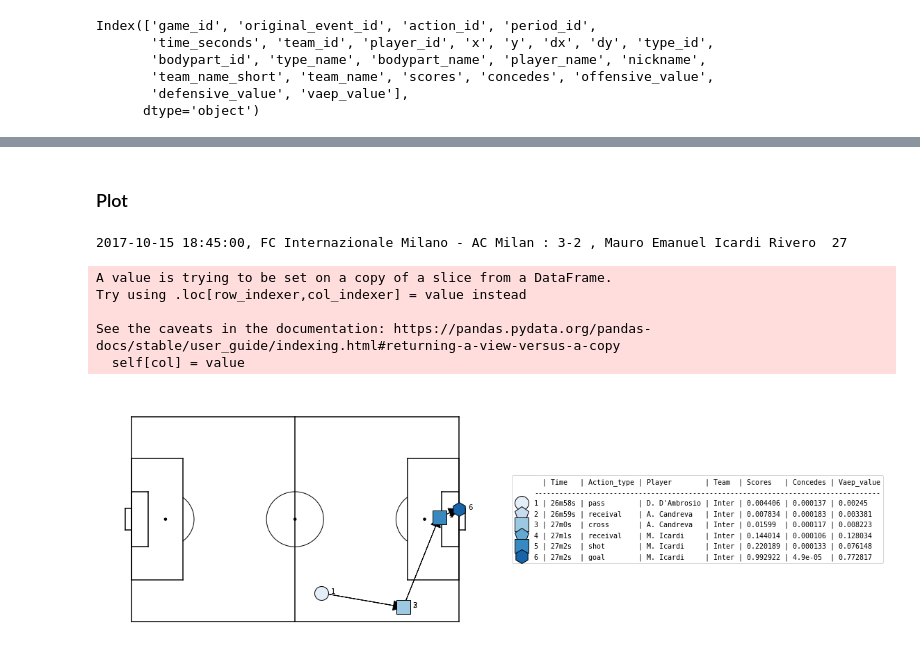
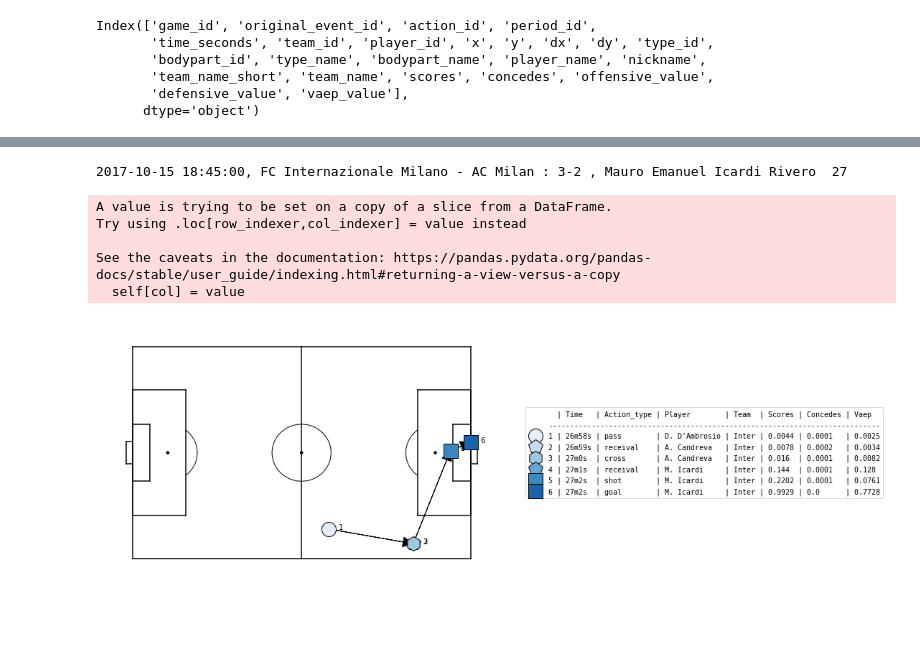
Before and after one commit to leonardoy99/Thesis_Moneyball, a Jupyter notebook: Code/Atomic_SPADL_ITA.ipynb, the cells around one changed output, grey strips where cells are left out. Saved outputs shown, nothing was run; the diff lists cells and outputs as text; code cells hidden in the pictures; blank space fills up the shorter version.

```diff
--- a/Code/Atomic_SPADL_ITA.ipynb
+++ b/Code/Atomic_SPADL_ITA.ipynb
@@ -73,6 +43,7 @@ Data columns (total 6 columns):
 dtypes: int64(2), object(4)
 memory usage: 464.0+ bytes
 # %%
+comp = ['Italy']
 selected_competitions = competitions[(competitions['country_name'] =='Italy')]
 selected_competitions
 # %% [output]
@@ -119,6 +97,9 @@ df_matches.head()
 # %%
-# Get games from all selected competitions
-games = pd.concat([
-    wyscout.games(row.competition_id, row.season_id)
-    for row in selected_competitions.itertuples()
-])
+# Get games  with goals from all selected competitions
+games = pd.concat([wyscout.games(row.competition_id, row.season_id) for row in selected_competitions.itertuples()])
+
+match_goals = pd.merge(games, df_matches, on =['game_id','competition_id','season_id'])
+match_goals.drop(['label'],axis = 1, inplace = True)
+games = match_goals
+
+games.head()
@@ -306,13 +264,3 @@ for shot in list(atomic_actions[(atomic_actions.type_name == "goal")][2:3].index
-# %%
-df_players = pd.read_json('/Users/leonardoyang/Desktop/Tesi/Wyscout/raw/players.json')
-df_players = df_players[['wyId','shortName','role']]
-
-Role = []
-for i in range(len(df_players)):
-    Role.append(df_players['role'][i]['name'])
-
-df_players['Role'] = Role
-df_players.drop('role', axis = 1,inplace = True)
 # %% [markdown]
 ## Compute features and labels
 # %%
@@ -742,7 +630,0 @@ df[df['Role']=='Forward'].sort_values('vaep_rating',ascending = False)[:5]
-# %%
-all_games = pd.DataFrame()
-for game in tqdm.tqdm(games.game_id, desc="Loading actions"):
-    actions = atomicspadl.add_names(pd.HDFStore(spadl_h5) [f"actions/game_{game}"])[['type_name','bodypart_name']]
-    all_games = all_games.append(actions)
-
-all_games = all_games.groupby('type_name').count().rename(columns = {'bodypart_name':'Count'}).sort_values('Count', ascending = False)
@@ -770,5 +631,3 @@ all_games
-# %% [markdown]
-### Plot
 # %%
 #For each game in the test set, append the predictions and compute vaep
 B = []
@@ -785,9 +644,9 @@ values = vaepformula.value(actions, preds.scores, preds.concedes)
 B.append(pd.concat([actions, preds, values], axis=1))
 
 B = pd.concat(B).sort_values(["game_id", "period_id", "time_seconds"]).reset_index(drop=True)
-B['scores'] = B['scores'].round(decimals = 6)
-B['concedes'] = B['concedes'].round(decimals = 6)
-B['vaep_value'] = B['vaep_value'].round(decimals = 6)
+B['scores'] = B['scores'].round(decimals = 4)
+B['concedes'] = B['concedes'].round(decimals = 4)
+B['vaep_value'] = B['vaep_value'].round(decimals = 4)
 
 #Plot
 a = B.copy()
@@ -799,32 +658,32 @@ a["start_x"] = a.x
 a["start_y"] = a.y
 a["end_x"] = a.x + a.dx
 a["end_y"] = a.y + a.dy
 
 game = games[(games.country_name == "Italy") & (games.home_team_name_short == "Internazionale") & (games.away_team_name_short== "Milan")]
 g = game.iloc[0]
 minute = int((a.period_id.values[0] - 1) * 45 + a.time_seconds.values[0] // 60)
 game_info = f"{g.game_date}, {g.home_team_name} - {g.away_team_name} : {g.home_score}-{g.away_score} , {a[-1:].player_name.values[0]} {minute + 1}"
 print(game_info)
 
 
 a["nice_time"] = a.apply(nice_time,axis=1)
 labels = a[["nice_time", "type_name", "nickname", "team_name_short",'scores','concedes','vaep_value']]
 labels[['team_name_short']] = 'Inter'
 #labels.iloc[-1:,4:5] = 1
 matplotsoccer.actions(
     location=a[["start_x", "start_y", "end_x", "end_y"]],
     action_type=a.type_name,
     team= a.team_name,
     label=labels,
-    labeltitle=["Time", "Action_type", "Player", "Team",'Scores','Concedes','Vaep_value'],
+    labeltitle=["Time", "Action_type", "Player", "Team",'Scores','Concedes','Vaep'],
     zoom=False,
     figsize=10
 )
 # %% [output]
 2017-10-15 18:45:00, FC Internazionale Milano - AC Milan : 3-2 , Mauro Emanuel Icardi Rivero  27
 A value is trying to be set on a copy of a slice from a DataFrame.
 Try using .loc[row_indexer,col_indexer] = value instead
 
 See the caveats in the documentation: https://pandas.pydata.org/pandas-docs/stable/user_guide/indexing.html#returning-a-view-versus-a-copy
   self[col] = value
-[figure, old version]
+[figure, new version]
```
Also changed, not shown: parts of 67 cells of this notebook, 4 other files.
